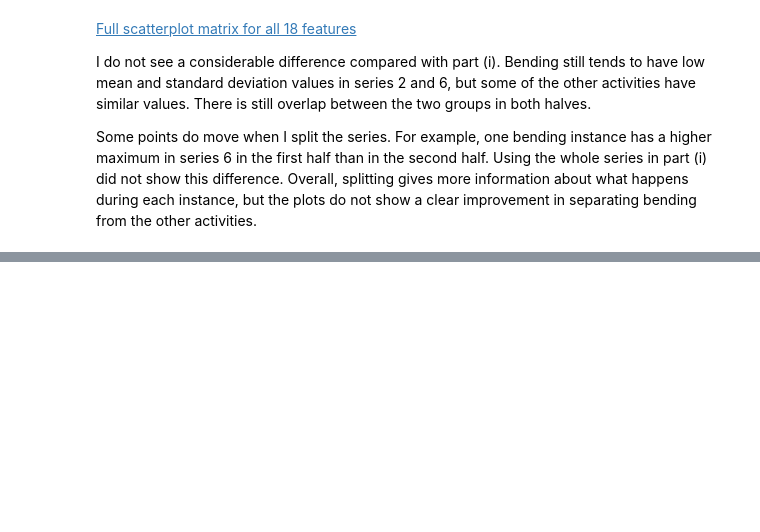
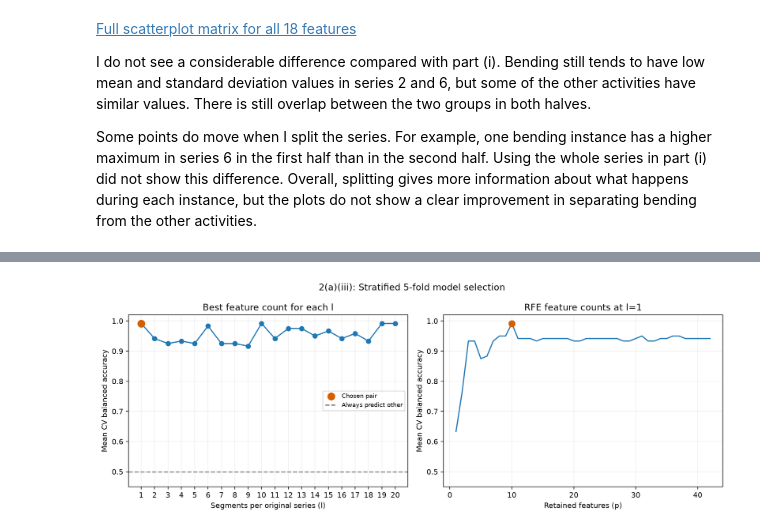
Before and after one commit to nakicool007/HW4-Time-Series-Classification, a Jupyter notebook: notebook/Kumbria_Nakul_HW4.ipynb, the cells around one changed output, grey strips where cells are left out. Cells and saved outputs as stored; diff of their text form; code cells hidden in the pictures; blank space fills up the shorter version.

Commit message:
Answer Question 2(a)(iii) using RFE and stratified cross-validation

```diff
--- a/notebook/Kumbria_Nakul_HW4.ipynb
+++ b/notebook/Kumbria_Nakul_HW4.ipynb
@@ -522,0 +743,23 @@ Some points do move when I split the series. For example, one bending instance h
+# %%
+fig, axes = plt.subplots(1, 2, figsize=(12, 4.5))
+ls = [row["l"] for row in best_by_l]
+axes[0].plot(ls, [row["mean_cv_balanced_accuracy"] for row in best_by_l], marker="o")
+axes[0].scatter([best_l], [highest_score], color="#D55E00", s=90, zorder=3, label="Chosen pair")
+axes[0].axhline(0.5, color="gray", linestyle="--", label="Always predict other")
+axes[0].set(xlabel="Segments per original series (l)", ylabel="Mean CV balanced accuracy",
+            title="Best feature count for each l", xticks=range(1, 21), ylim=(0.45, 1.02))
+axes[0].legend(fontsize=8)
+selected_l_rows = [row for row in cv_rows if row["l"] == best_l]
+axes[1].plot([row["p"] for row in selected_l_rows],
+             [row["mean_cv_balanced_accuracy"] for row in selected_l_rows])
+axes[1].scatter([best_p], [highest_score], color="#D55E00", s=70, zorder=3)
+axes[1].set(xlabel="Retained features (p)", ylabel="Mean CV balanced accuracy",
+            title=f"RFE feature counts at l={best_l}", ylim=(0.45, 1.02))
+for ax in axes:
+    ax.grid(alpha=0.2)
+fig.suptitle("2(a)(iii): Stratified 5-fold model selection")
+fig.tight_layout()
+fig.savefig(figure_root / "2a_iii_model_selection.png", dpi=160, bbox_inches="tight")
+plt.show()
+# %% [output]
+[figure, added]
```
Also changed, not shown: parts of 5 cells of this notebook, 7 other files.
